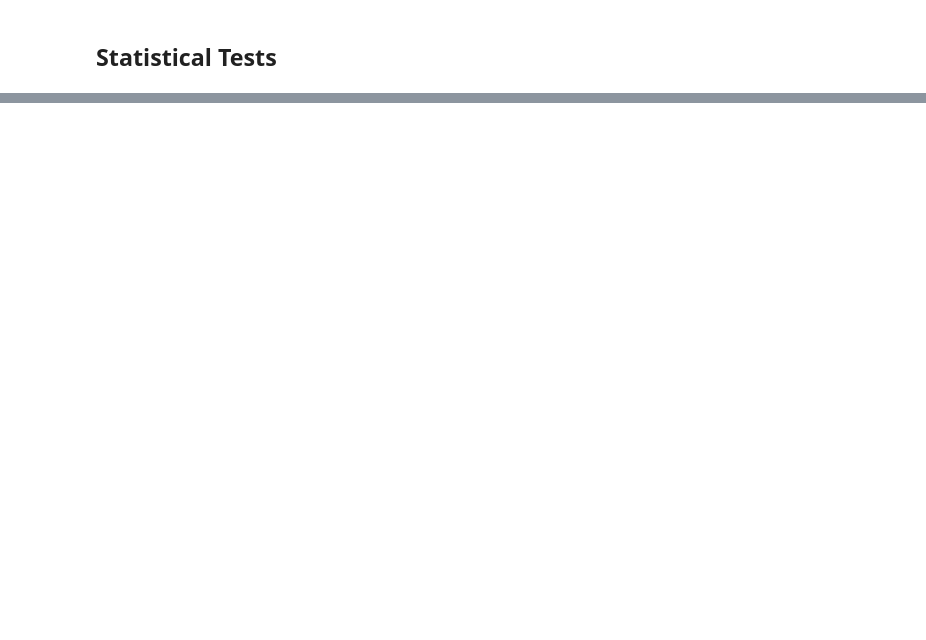
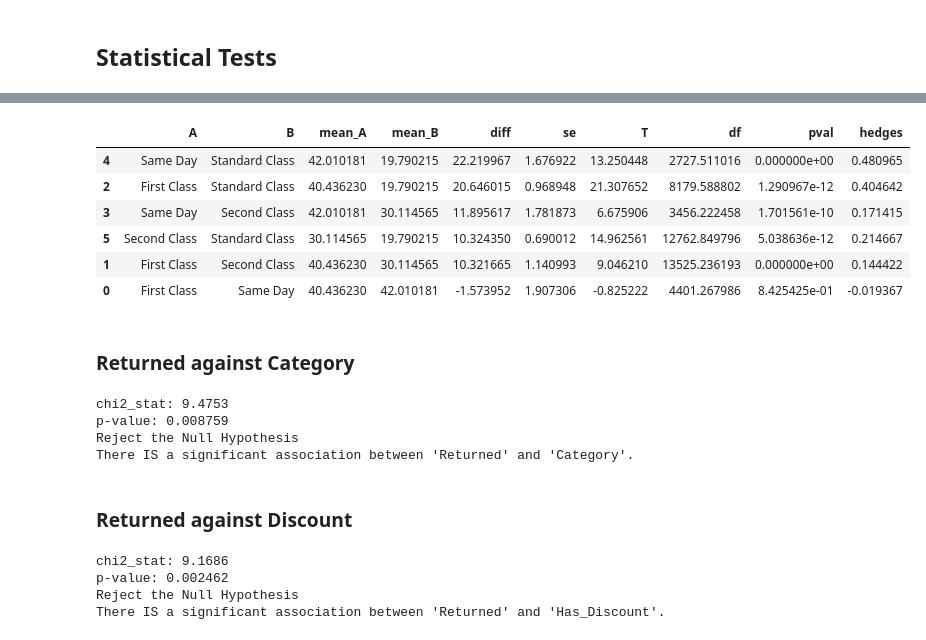
Before and after one commit to bahram0111/bootcamp-store-analytics, a Jupyter notebook: EDA_Bahram.ipynb, the cells around one changed output, grey strips where cells are left out. Cells and saved outputs as stored; diff of their text form; code cells hidden in the pictures; blank space fills up the shorter version.

```diff
--- a/EDA_draft.ipynb
+++ b/EDA_Bahram.ipynb
@@ -561,0 +808,22 @@ corr_heatmap(df[numeric_columns])
+# %%
+games_howell = pg.pairwise_gameshowell(data=df,dv='Shipping Cost',between='Ship Mode')
+games_howell.sort_values('diff' , ascending = False)
+# %% [output]
+|  | A | B | mean_A | mean_B | diff | se | T | df | pval | hedges |
+| 4 | Same Day | Standard Class | 42.010181 | 19.790215 | 22.219967 | 1.676922 | 13.250448 | 2727.511016 | 0.000000e+00 | 0.480965 |
+| 2 | First Class | Standard Class | 40.436230 | 19.790215 | 20.646015 | 0.968948 | 21.307652 | 8179.588802 | 1.290967e-12 | 0.404642 |
+| 3 | Same Day | Second Class | 42.010181 | 30.114565 | 11.895617 | 1.781873 | 6.675906 | 3456.222458 | 1.701561e-10 | 0.171415 |
+| 5 | Second Class | Standard Class | 30.114565 | 19.790215 | 10.324350 | 0.690012 | 14.962561 | 12762.849796 | 5.038636e-12 | 0.214667 |
+| 1 | First Class | Second Class | 40.436230 | 30.114565 | 10.321665 | 1.140993 | 9.046210 | 13525.236193 | 0.000000e+00 | 0.144422 |
+| 0 | First Class | Same Day | 40.436230 | 42.010181 | -1.573952 | 1.907306 | -0.825222 | 4401.267986 | 8.425425e-01 | -0.019367 |
+# %% [markdown]
+### Returned against Category
+# %%
+compare_two_categorical(df , 'Returned' , 'Category')
+# %% [output]
+chi2_stat: 9.4753
+p-value: 0.008759
+Reject the Null Hypothesis
+There IS a significant association between 'Returned' and 'Category'.
+# %% [markdown]
+### Returned against Discount
@@ -561,0 +833,7 @@ corr_heatmap(df[numeric_columns])
+# %%
+compare_two_categorical(df , 'Returned' , 'Has_Discount')
+# %% [output]
+chi2_stat: 9.1686
+p-value: 0.002462
+Reject the Null Hypothesis
+There IS a significant association between 'Returned' and 'Has_Discount'.
```
Also changed, not shown: parts of 41 cells of this notebook, 2 other files.
